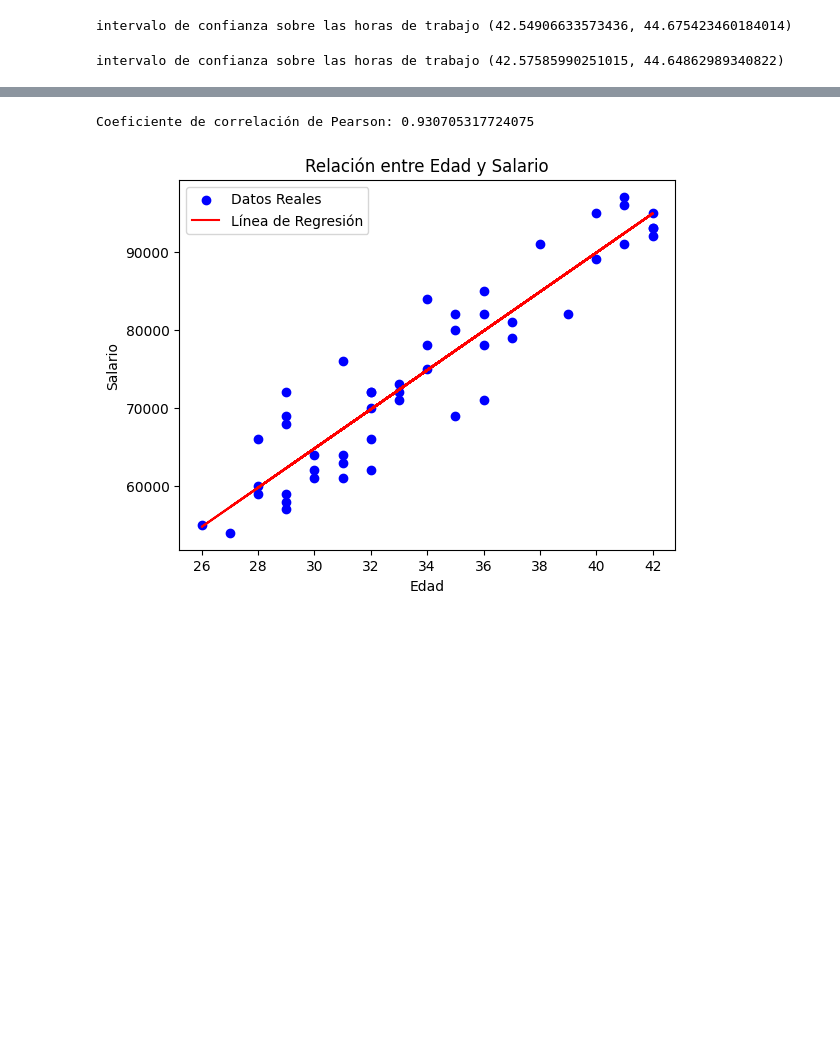
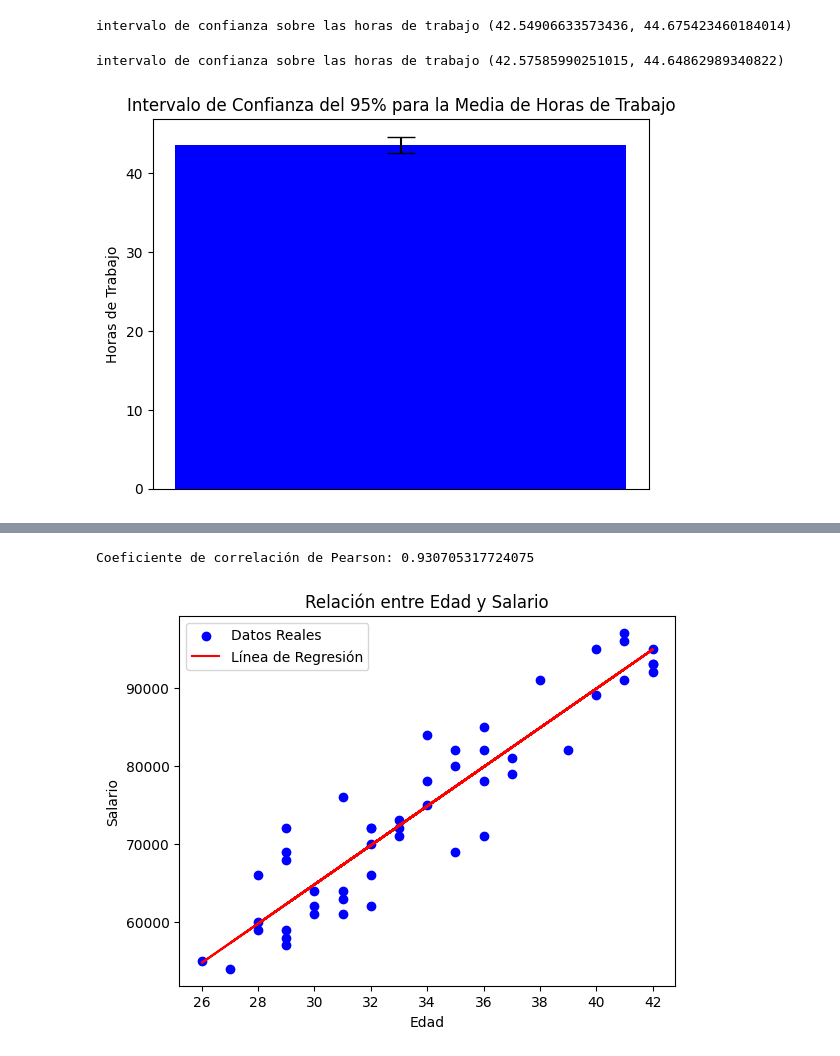
Before and after one commit to LeandroRodrigoMolina/IntegradorEstadisticaSecuela, a Jupyter notebook: main.ipynb, the cells around one changed output, grey strips where cells are left out. Cells and saved outputs as stored; diff of their text form; code cells hidden in the pictures; blank space fills up the shorter version.

```diff
--- a/main.ipynb
+++ b/main.ipynb
@@ -77,6 +77,26 @@ intervalo_confianza_modificado = stats.norm.interval(confianza, loc=media_horas_
 print("intervalo de confianza sobre las horas de trabajo",intervalo_confianza_modificado)
 # %% [output]
 intervalo de confianza sobre las horas de trabajo (42.57585990251015, 44.64862989340822)
+# %%
+# Suponiendo que ya has calculado los siguientes valores
+media_horas_modificado = np.mean(horas_trabajo_modificado)
+intervalo_confianza_modificado = stats.norm.interval(confianza, loc=media_horas_modificado, scale=sem_modificado)
+
+# Calcular el error del intervalo de confianza (longitud de las líneas de error)
+error = (intervalo_confianza_modificado[1] - intervalo_confianza_modificado[0]) / 2
+
+# Crear un gráfico de barras con líneas de error
+plt.bar(x=0, height=media_horas_modificado, yerr=error, color='blue', capsize=10)
+
+# Etiquetas y título
+plt.xticks([])
+plt.ylabel('Horas de Trabajo')
+plt.title('Intervalo de Confianza del 95% para la Media de Horas de Trabajo')
+
+# Mostrar el gráfico
+plt.show()
+# %% [output]
+[figure, added]
 # %%
 # Preparación de los datos para el modelo de regresión lineal
 X = df_empleados_excel_modificado['Edad']  # Variable independiente
```
Also changed, not shown: parts of 6 cells of this notebook.
